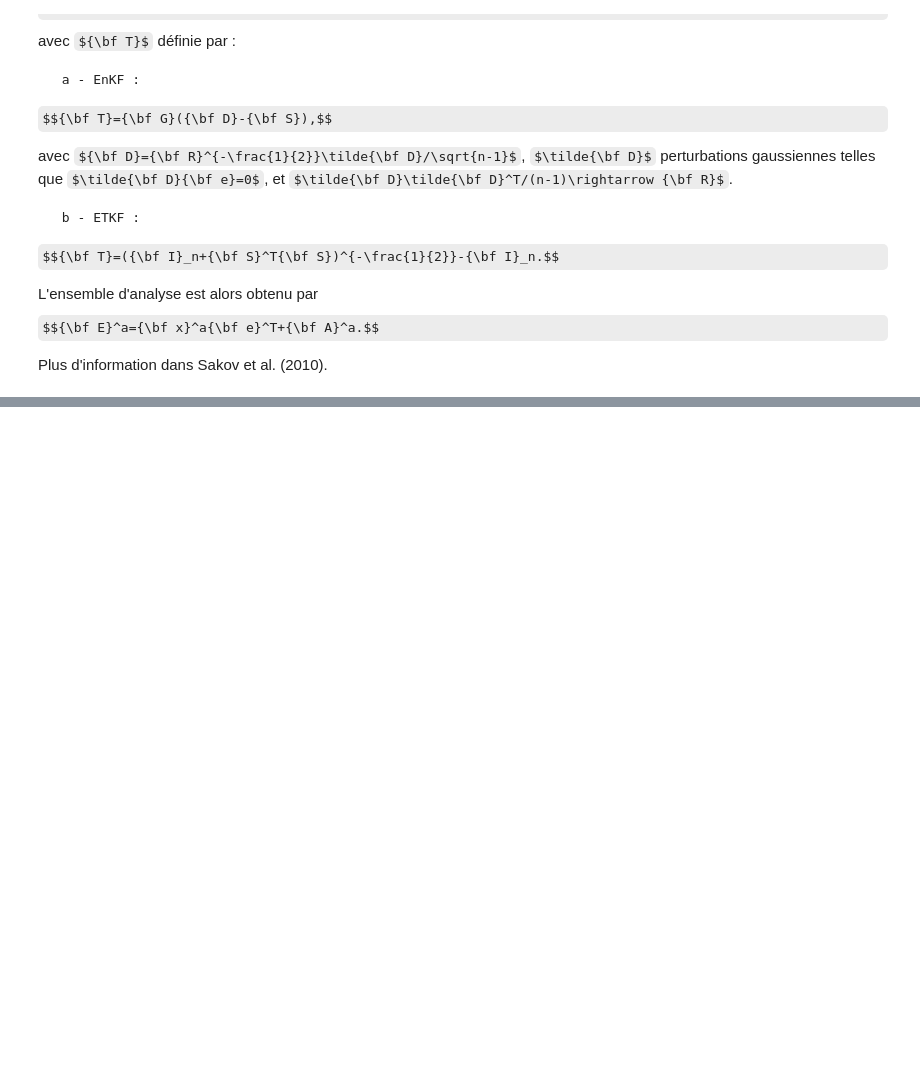
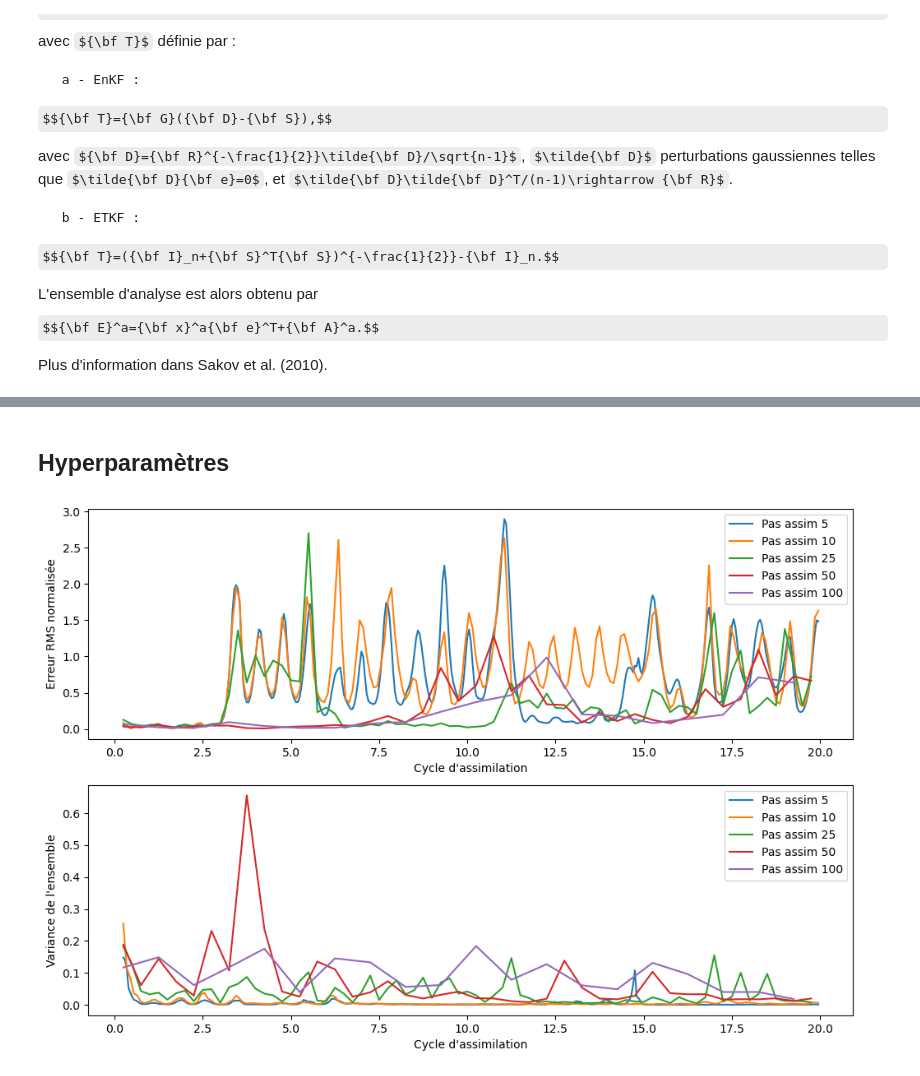
Before and after one commit to latestdesign/Filtering-Project, a Jupyter notebook: TP2_EnKF.ipynb, the cells around one changed output, grey strips where cells are left out. Drawn from its saved outputs; the diff is of its cells as text; code cells hidden in the pictures; some formulas as TeX source; blank space fills up the shorter version.

```diff
--- a/TP2_EnKF.ipynb
+++ b/TP2_EnKF.ipynb
@@ -126,15 +125,3 @@ plt.show()
-# %%
-# Configuration des observations
-nvarobs = [0,2]
-nobs = len(nvarobs)
-H=np.zeros((nobs,3))
-H[0,0]=1.
-H[1,2]=1.
-assim_steps = range(25,ntime,50)
-nassim = len(assim_steps)
-lencycle = np.hstack((assim_steps[0], np.ediff1d(assim_steps)))
-so2=9.e-2
-Robs = so2*np.eye(nobs)
 # %% [markdown]
 **Analyse par EnKF/ETKF**
 
@@ -177,14 +164,13 @@ $${\bf E}^a={\bf x}^a{\bf e}^T+{\bf A}^a.$$
 Plus d'information dans Sakov et al. (2010).
 # %%
 # Analyse par EnKF ou ETKF #
-def analysis(Ef,y,Robs,H,methode,moderation):
+def analysis(Ef,y,Robs,H,methode,nobs):
     # Paramètres d'entrée :
     # Ef : ensemble de prévision
     # y : vecteur d'observations
     # Robs : matrice de covariance d'erreur d'observation
     # H : operateur d'observation
     # methode : 1 ETKF, sinon EnKF
-    # moderation : paramètres de modération : inflation pour gonfler et localisation
     #################################
     # Sortie :
     # Ea : ensemble d'analyse
@@ -275,0 +283,36 @@ plt.show()
+# %% [markdown]
+## Hyperparamètres
+# %%
+# Étude de l'influence du pas d'assimilation
+methode = 0
+nvarobs = [0,2]
+nmem = 30
+so2 = 9.e-2
+pas_assim_list = [5, 10, 25, 50, 100] # sur 1000 points totaux
+rms_errors = []
+var_errors = []
+times = []
+
+for pas_assim in pas_assim_list:
+    time1, xvar1, rms_error, var_error = run_assimilation(methode, nmem, so2, pas_assim, nvarobs)
+    rms_errors.append(rms_error)
+    var_errors.append(var_error)
+    times.append(time1)
+
+# Plot des erreurs RMS et variance en fonction du pas d'assimilation
+plt.figure(figsize=(12,8))
+plt.subplot(2,1,1)
+for i, pas_assim in enumerate(pas_assim_list):
+    plt.plot(times[i][25::pas_assim], rms_errors[i], label=f'Pas assim {pas_assim}')
+plt.xlabel('Cycle d\'assimilation')
+plt.ylabel('Erreur RMS normalisée')
+plt.legend()
+plt.subplot(2,1,2)
+for i, pas_assim in enumerate(pas_assim_list):
+    plt.plot(times[i][25::pas_assim], var_errors[i], label=f'Pas assim {pas_assim}')
+plt.xlabel('Cycle d\'assimilation')
+plt.ylabel('Variance de l\'ensemble')
+plt.legend()
+plt.show()
+# %% [output]
+[figure, added]
```
Also changed, not shown: parts of 6 cells of this notebook.
